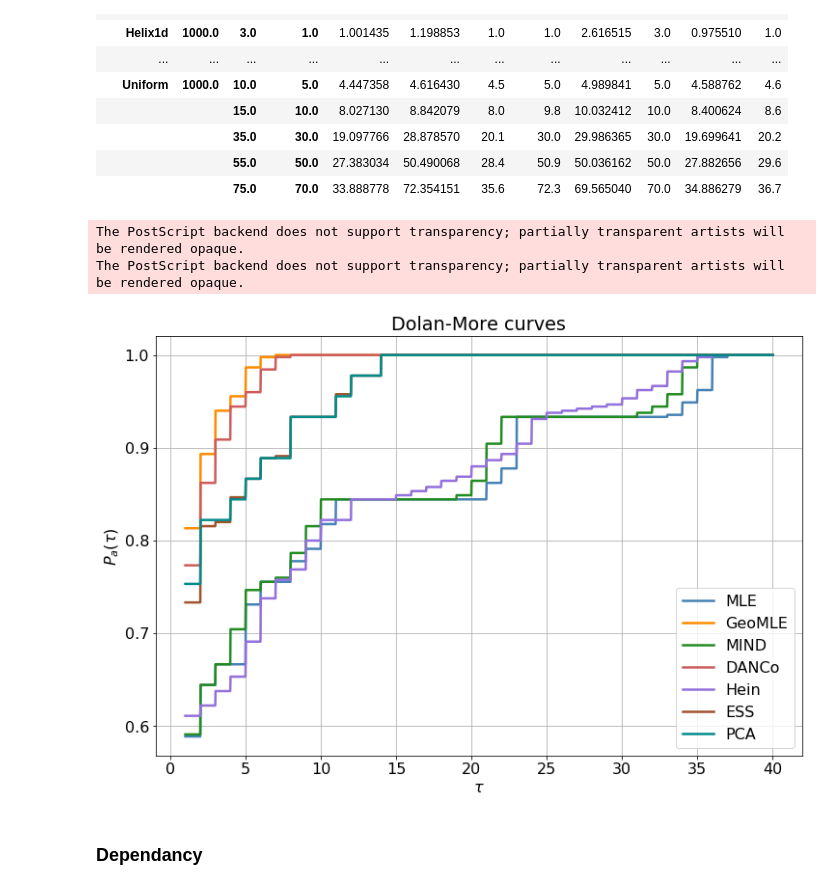
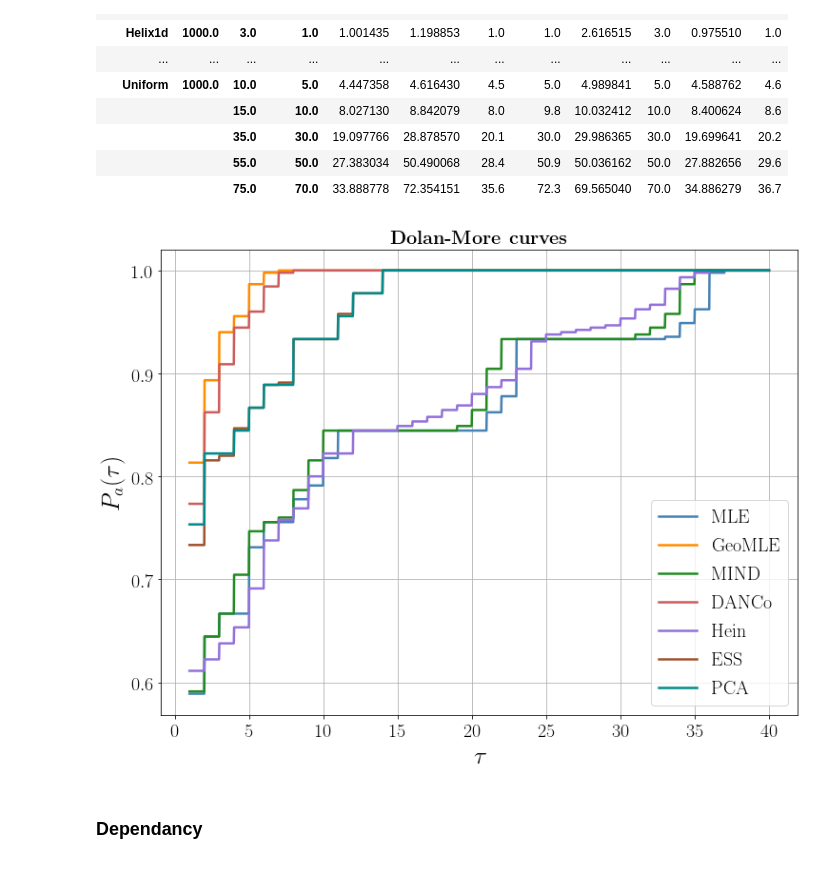
Before and after one commit to stat-ml/GeoMLE, a Jupyter notebook: paper/PlotNtb.ipynb, the cells around one changed output. Drawn from its saved outputs; the diff is of its cells as text; code cells hidden in the pictures.

```diff
--- a/paper/PlotNtb.ipynb
+++ b/paper/PlotNtb.ipynb
@@ -26,42 +42,41 @@ cmap = {'DANCo':'indianred',
         'PCA': 'darkcyan',
         'GeoMLE': 'darkorange',
         'Hein': 'mediumpurple'  }
-# %%
-font = {'size'   : 16}
-
-plt.rc('font', **font)
+# %%
+# plt.rcParams['text.latex.preamble'] = [r'\usepackage{sfmath} \boldmath']
+
+def bf(s):
+    return r'\textbf{' + s + '}'
 # %% [markdown]
 ### Decribe algorithm
 # %%
 from sklearn.linear_model import Ridge
 # %%
-data = np.load('result/exp_new.npy')
+data = np.load('result/exp_new.npy')[1:, :]
 # %%
 alpha_poly = (1, 2)
 alpha_reg = 5e-3
 
-cm = ['indianred', 'forestgreen', 'steelblue', 'darkmagenta'][::-1]
+cm = ['indianred', 'forestgreen', 'steelblue', 'darkmagenta']
 
-f, ax = plt.subplots(1, 1, figsize=(12, 8))
+f, ax = plt.subplots(1, 1, figsize=FIG_SIZE)
 
-
-for i, (x, y, w) in enumerate(data[::-1]):
-
+for i, (x, y, w) in enumerate(data):
     X = np.array([x ** i for i in alpha_poly]).T
     xlin = np.linspace(0, x.max(), 100)
     Xlin = np.array([xlin ** i for i in alpha_poly]).T
     lm = Ridge(alpha=alpha_reg)
     lm.fit(X, y, w**-1)
-    plt.errorbar(x, y, w * 0.2 , fmt='o', color=cm[i], capsize=3, markersize=7, capthick=1, linewidth=1)
-    plt.plot(xlin, lm.predict(Xlin), color=cm[i], linewidth=2.5, label='Sphere-{}D'.format(9 - i))
+    plt.errorbar(x, y, w * 0.1 , fmt='o', color=cm[i], capsize=3, markersize=7, capthick=1, linewidth=1)
+    plt.plot(xlin, lm.predict(Xlin), color=cm[i], linewidth=3, label='Sphere-{}D'.format(9 - i))
 
 
 ax.set_title('')
-ax.set_ylabel(r'Estimated dimension')
-ax.set_xlabel(r'R')
+ax.set_ylabel(r"Estimated dimension")
+ax.set_xlabel(r"R")
 ax.legend()
 ax.grid()
 
-plt.savefig('img/Explain.eps')
-plt.savefig('img/Explain.png')
+if SAVE_EPS: plt.savefig('img/Explain.eps')
+if SAVE_PNG: plt.savefig('img/Explain.png', dpi=DPI)
 # %% [output]
@@ -99,32 +112,30 @@ df_int = df_int.round()
 
 errors = df_int[names].sub(df_int['RealDim'], axis=0).values
 # %%
-f, ax = plt.subplots(1, 1, figsize=(12, 8))
+f, ax = plt.subplots(1, 1, figsize=FIG_SIZE)
 nsteps = 2001
 max_tau = 40
 errors_total = abs(errors)
 errors_total = np.max([errors_total, np.ones_like(errors_total)], axis=0)
 
 
 taus = np.linspace(1, max_tau, nsteps)
 rhos = np.zeros((nsteps, len(names)))
 for cnt, tau in enumerate(taus):
     rhos[cnt] = np.sum(errors_total <= tau, axis=0)
 
 for i, name in enumerate(names):
     ax.plot(taus, rhos[:,i]/errors_total.shape[0], linewidth=2.5, c = cmap[name], label=name)
 
-ax.set_title('Dolan-More curves')
+ax.set_title(bf('Dolan-More curves'))
 ax.set_ylabel(r'$P_a(\tau)$')
 ax.set_xlabel(r'$\tau$')
 ax.legend()
 ax.grid()
 
-plt.savefig('img/DMcurve.eps')
-plt.savefig('img/DMcurve.png')
+if SAVE_EPS: plt.savefig('img/DMcurve.eps')
+if SAVE_PNG: plt.savefig('img/DMcurve.png', dpi=DPI)
 # %% [output]
-The PostScript backend does not support transparency; partially transparent artists will be rendered opaque.
-The PostScript backend does not support transparency; partially transparent artists will be rendered opaque.
-[figure, old version]
+[figure, new version]
 # %% [markdown]
 ### Dependancy
```
Also changed, not shown: parts of 9 cells of this notebook.
